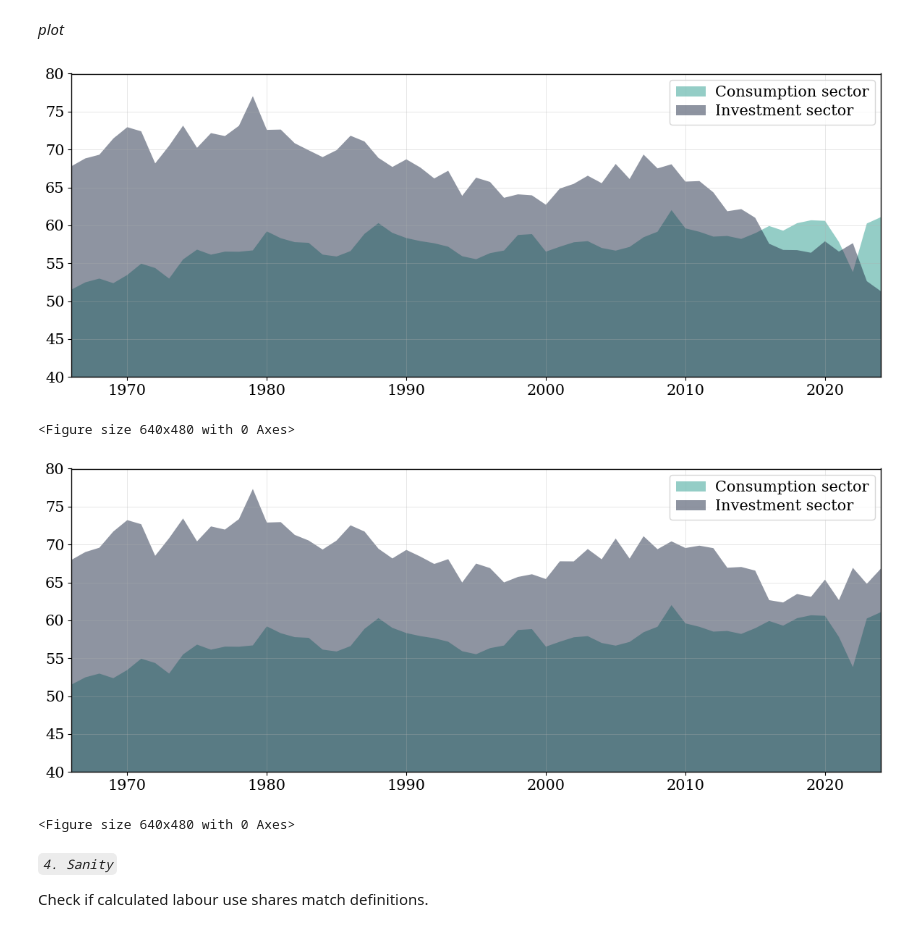
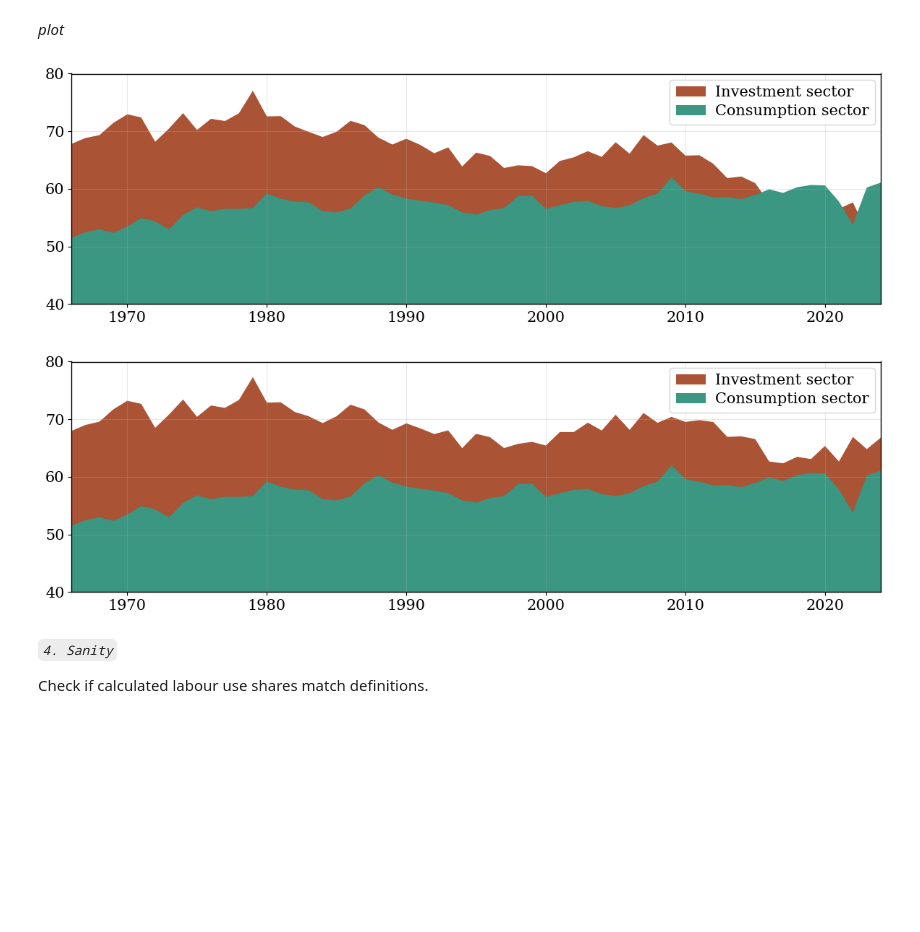
Before and after one commit to cfn368/ba_capinc, a Jupyter notebook: 5_labour_sagg.ipynb, the cells around one changed output. Cells and saved outputs as stored; diff of their text form; code cells hidden in the pictures; blank space fills up the shorter version.

```diff
--- a/5_labour_sagg.ipynb
+++ b/5_labour_sagg.ipynb
@@ -113,18 +118,21 @@ weighted_avg_np = weighted_avg_np[weighted_avg_np['type'].isin(['C', 'I'])].copy
 plot_data = weighted_avg.pivot(index='TID', columns='type', values='weighted_labor_share')
 plot_data_2 = weighted_avg_np.pivot(index='TID', columns='type', values='weighted_labor_share')
 
-fig, ax = plt.subplots(1, 1, figsize=(12, 5))
+fig, ax = plt.subplots(1, 1, figsize=(12, 4))
 
 x = plot_data.index
 types = plot_data.columns.tolist()
 
-colors = ["#2A9D8F", "#1F2A44"]  # tangible = deep navy, intangible = teal
+colors = ["#3B9682", "#AB5335"]  # tangible = deep navy, intangible = teal
 lable = ["Consumption sector", "Investment sector"]
 
 # Plot each type with transparency
-for i, type_name in enumerate(types):
+order = sorted(range(len(types)), key=lambda i: plot_data[types[i]].mean(), reverse=True)
+
+for i in order:
+    type_name = types[i]
     labor_share = plot_data[type_name]
-    ax.fill_between(x, 0, labor_share, alpha=0.5, linewidth=0, label=lable[i], color=colors[i])
+    ax.fill_between(x, 0, labor_share, alpha=1.0, linewidth=0, label=lable[i], color=colors[i])
 
 # Subtle baseline
 ax.axhline(0, color="0.2", linewidth=1.2)
@@ -135,41 +143,41 @@ ax.set_ylim(40, 80)
 # Minimalist grid
 ax.grid(linewidth=0.6, alpha=0.35)
 ax.xaxis.set_major_locator(mticker.MaxNLocator(nbins=6))
 
 ax.legend()
 
 plt.tight_layout()
 plt.savefig('0_output/LS_1.png')
 plt.show()
 
 # 2. no pharma
-fig, ax = plt.subplots(1, 1, figsize=(12, 5))
+fig, ax = plt.subplots(1, 1, figsize=(12, 4))
 
 y = plot_data_2.index
 types = plot_data_2.columns.tolist()
-colors = ["#2A9D8F", "#1F2A44"]
 lable = ["Consumption sector", "Investment sector"]
 
-for i, type_name in enumerate(types):
+order = sorted(range(len(types)), key=lambda i: plot_data_2[types[i]].mean(), reverse=True)
+
+for i in order:
+    type_name = types[i]
     labor_share = plot_data_2[type_name]
-    ax.fill_between(y, 0, labor_share, alpha=0.5, linewidth=0, label=lable[i], color=colors[i])
+    ax.fill_between(x, 0, labor_share, alpha=1.0, linewidth=0, label=lable[i], color=colors[i])
 
 ax.axhline(0, color="0.2", linewidth=1.2)
 ax.set_xlim(y.min(), y.max())
 ax.set_ylim(40, 80)
 ax.grid(linewidth=0.6, alpha=0.35)
 ax.xaxis.set_major_locator(mticker.MaxNLocator(nbins=6))
 
 ax.legend()
 
 plt.tight_layout()
 plt.savefig('0_output/LS_2.png')
 plt.show()
 # %% [output]
-[figure, old version]
+[figure, new version]
-<Figure size 640x480 with 0 Axes>
-[figure, old version]
+[figure, new version]
-<Figure size 640x480 with 0 Axes>
 # %% [markdown]
 *`4. Sanity`*
 
```
Also changed, not shown: parts of 6 cells of this notebook, 11 other files.
